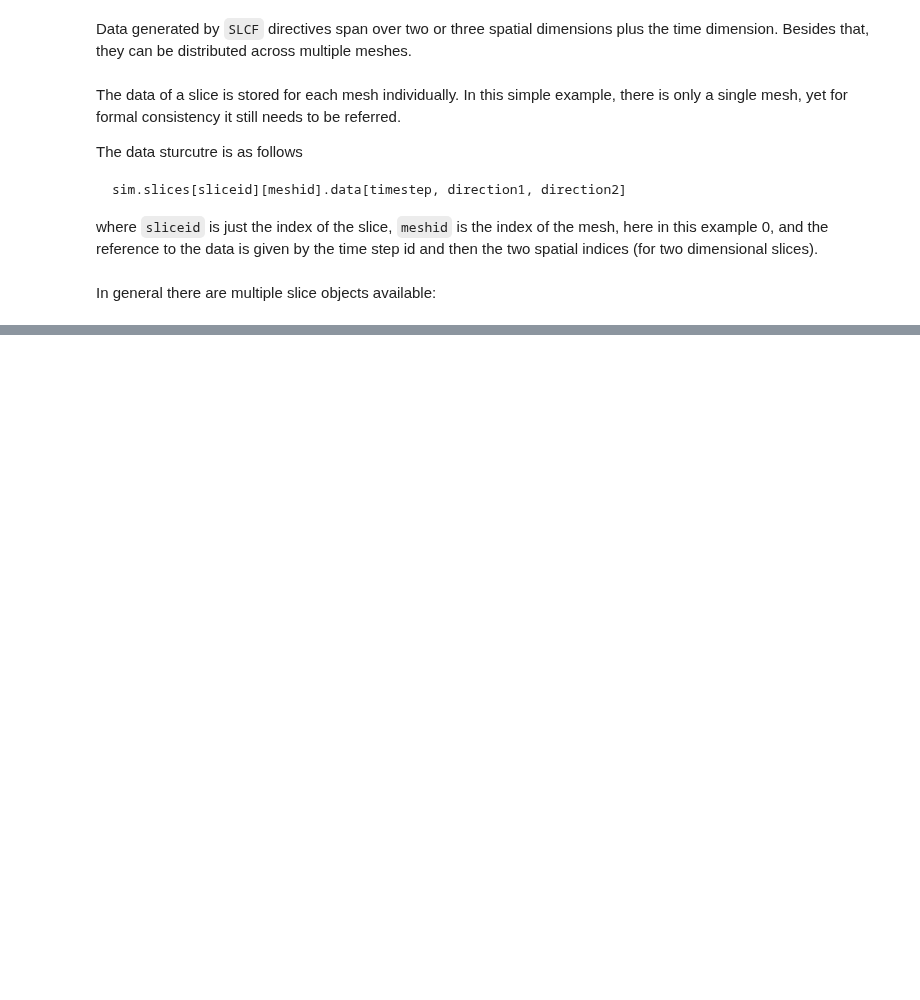
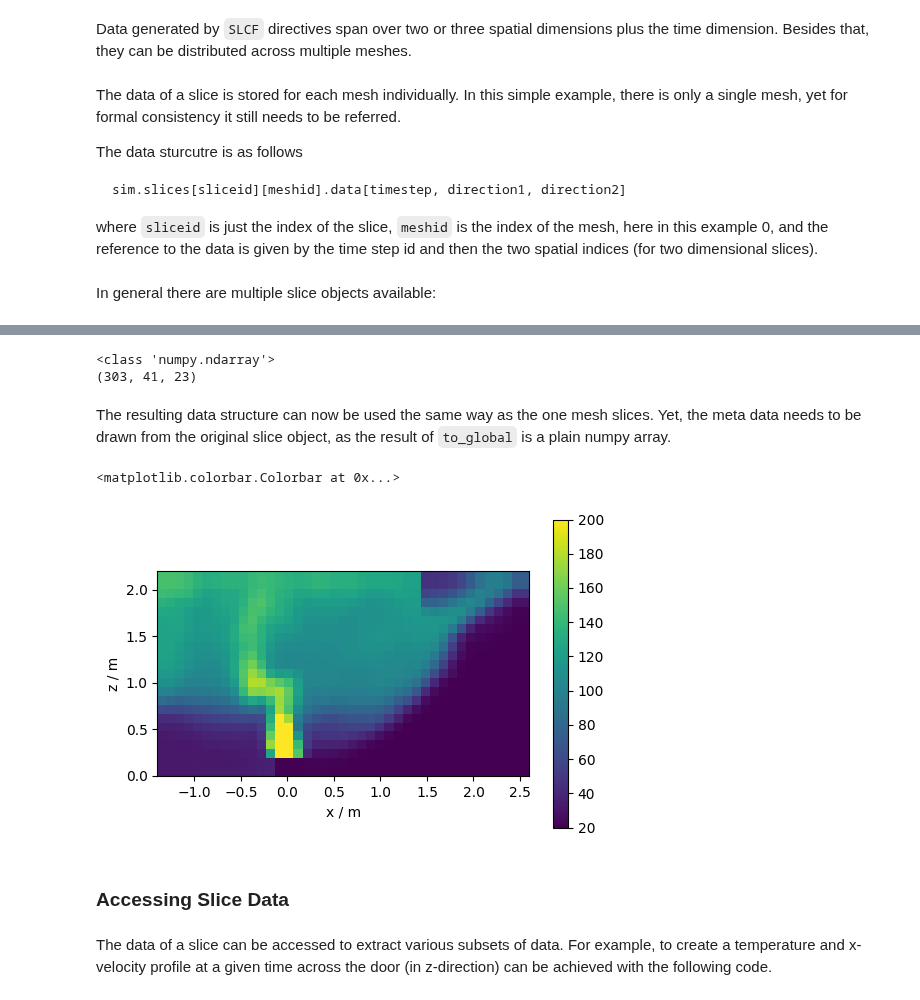
Before and after one commit to FireDynamics/LectureFireSimulation, a Jupyter notebook: book/content/tools/03_analysis/02_fdsreader.ipynb, the cells around one changed output, grey strips where cells are left out. Cells and saved outputs as stored; diff of their text form; code cells hidden in the pictures; blank space fills up the shorter version.

```diff
--- a/book/content/tools/03_analysis/02_fdsreader.ipynb
+++ b/book/content/tools/03_analysis/02_fdsreader.ipynb
@@ -326,0 +494,24 @@ for i in range(slice_n):
+# %%
+gslice = slc.to_global()
+print(type(gslice))
+print(gslice.shape)
+# %% [output]
+<class 'numpy.ndarray'>
+(303, 41, 23)
+# %% [markdown]
+The resulting data structure can now be used the same way as the one mesh slices. Yet, the meta data needs to be drawn from the original slice object, as the result of `to_global` is a plain numpy array.
+# %%
+plt.imshow(gslice[it].T,
+           origin='lower',
+           extent=slc.extent.as_list(),
+           vmax=200)
+plt.xlabel(f'{slc.extent_dirs[0]} / m')
+plt.ylabel(f'{slc.extent_dirs[1]} / m')
+plt.colorbar()
+# %% [output]
+<matplotlib.colorbar.Colorbar at 0x...>
+[figure, added]
+# %% [markdown]
+### Accessing Slice Data
+# %% [markdown]
+The data of a slice can be accessed to extract various subsets of data. For example, to create a temperature and x-velocity profile at a given time across the door (in z-direction) can be achieved with the following code.
```
Also changed, not shown: parts of 45 cells of this notebook, 12 other files.
